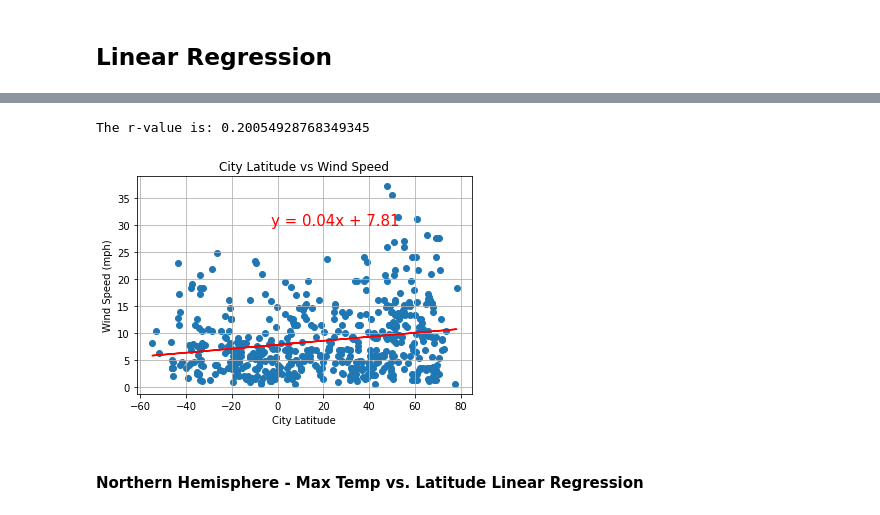
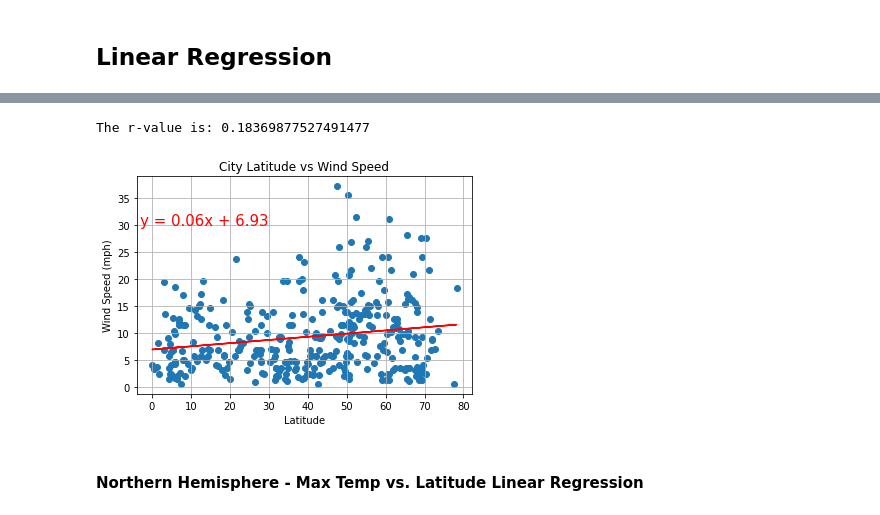
Before and after one commit to g8r1fl/python-api-challenge, a Jupyter notebook: WeatherPy/WeatherPy-Copy1.ipynb, the cells around one changed output, grey strips where cells are left out. Cells and saved outputs as stored; diff of their text form; code cells hidden in the pictures.

```diff
--- a/WeatherPy/WeatherPy-Copy1.ipynb
+++ b/WeatherPy/WeatherPy-Copy1.ipynb
@@ -404,8 +407,8 @@ plt.show()
 ## Linear Regression
 # %%
 # create df's separating northern and southern hemisphere
-north_data = df.drop(df.query('Lat > 0').index, inplace=False)
-south_data = df.drop(df.query('Lat < 0').index, inplace=False)
+north_data = clean_city_data.drop(clean_city_data.query('Lat < 0').index, inplace=False)
+south_data = clean_city_data.drop(clean_city_data.query('Lat > 0').index, inplace=False)
 south_data.head()
 # %% [output]
 |  | City | Lat | Lon | Max Temp (F) | Humidity | Cloudiness | Wind Speed | Country | Date |
@@ -417,24 +420,23 @@ south_data.head()
 # %%
 # Add the linear regression equation and line to plot
-north = clean_city_data[clean_city_data['Lat'] > 0]
-south = clean_city_data[clean_city_data['Lat'] < 0]
-x_values = clean_city_data['Lat']
-y_values = clean_city_data['Wind Speed']
+
+x_values = north_data['Lat']
+y_values = north_data['Wind Speed']
 (slope, intercept, rvalue, pvalue, stderr) = linregress(x_values, y_values)
 regress_values = x_values * slope + intercept
 line_eq = "y = " + str(round(slope,2)) + "x + " + str(round(intercept,2))
 plt.scatter(x_values,y_values)
 plt.plot(x_values,regress_values,"r-")
 plt.annotate(line_eq,(-3,30),fontsize=15,color="red")
 plt.title('City Latitude vs Wind Speed')
-plt.xlabel('City Latitude')
+plt.xlabel('Latitude')
 plt.ylabel('Wind Speed (mph)')
 plt.grid()
 print(f'The r-value is: {rvalue}')
 plt.show()
 # %% [output]
-The r-value is: 0.20054928768349345
+The r-value is: 0.18369877527491477
-[figure, old version]
+[figure, new version]
 # %% [markdown]
 ####  Northern Hemisphere - Max Temp vs. Latitude Linear Regression
 # %%
```
Also changed, not shown: parts of 12 cells of this notebook, 4 other files.
